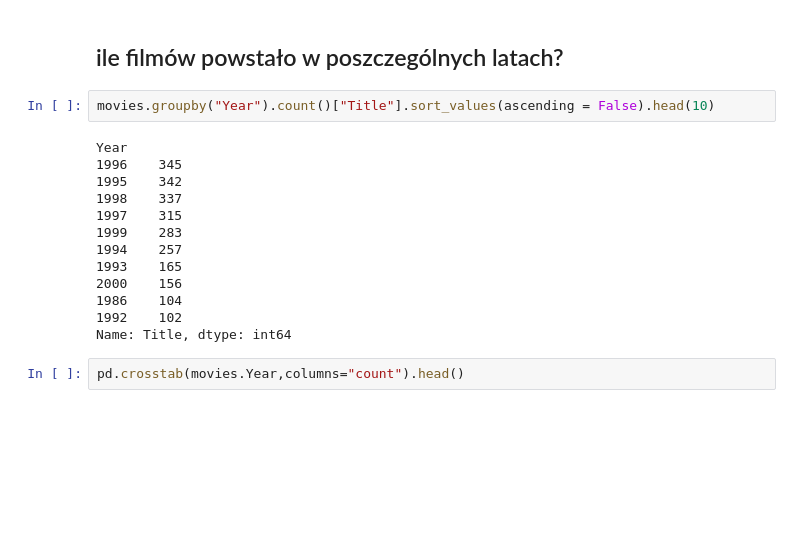
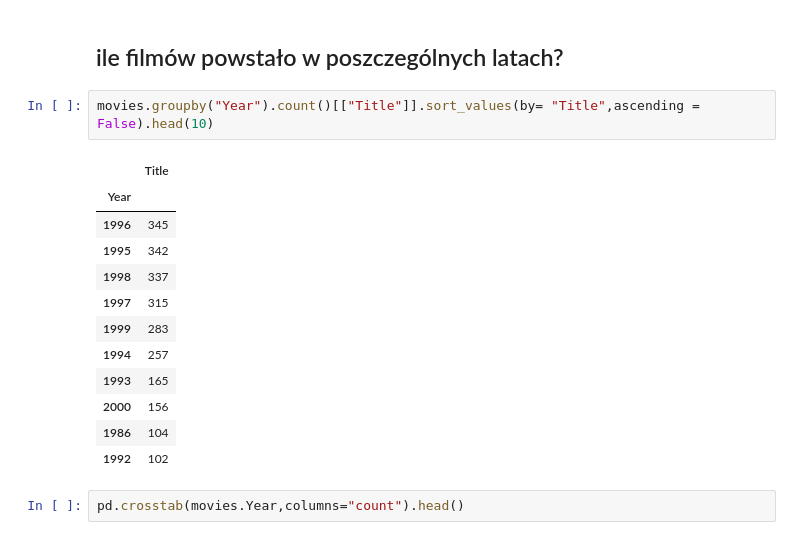
Before and after one commit to eholowko/bootcamp-jupyter-pandas, a Jupyter notebook: Pandas_exercise 2.11.ipynb, the cells around one changed output. Saved outputs shown, nothing was run; the diff lists cells and outputs as text; blank space fills up the shorter version.

```diff
--- a/Pandas_exercise 2.11.ipynb
+++ b/Pandas_exercise 2.11.ipynb
@@ -91,20 +91,20 @@ dtype: object
 # %% [markdown]
 ## ile filmów powstało w poszczególnych latach?
 # %%
-movies.groupby("Year").count()["Title"].sort_values(ascending = False).head(10)
+movies.groupby("Year").count()[["Title"]].sort_values(by= "Title",ascending = False).head(10)
 # %% [output]
-Year
-1996    345
-1995    342
-1998    337
-1997    315
-1999    283
-1994    257
-1993    165
-2000    156
-1986    104
-1992    102
-Name: Title, dtype: int64
+|  | Title |
+| Year |  |
+| 1996 | 345 |
+| 1995 | 342 |
+| 1998 | 337 |
+| 1997 | 315 |
+| 1999 | 283 |
+| 1994 | 257 |
+| 1993 | 165 |
+| 2000 | 156 |
+| 1986 | 104 |
+| 1992 | 102 |
 # %%
 pd.crosstab(movies.Year,columns="count").head()
 # %% [output]
```
Also changed, not shown: parts of 3 cells of this notebook, 2 other files.
